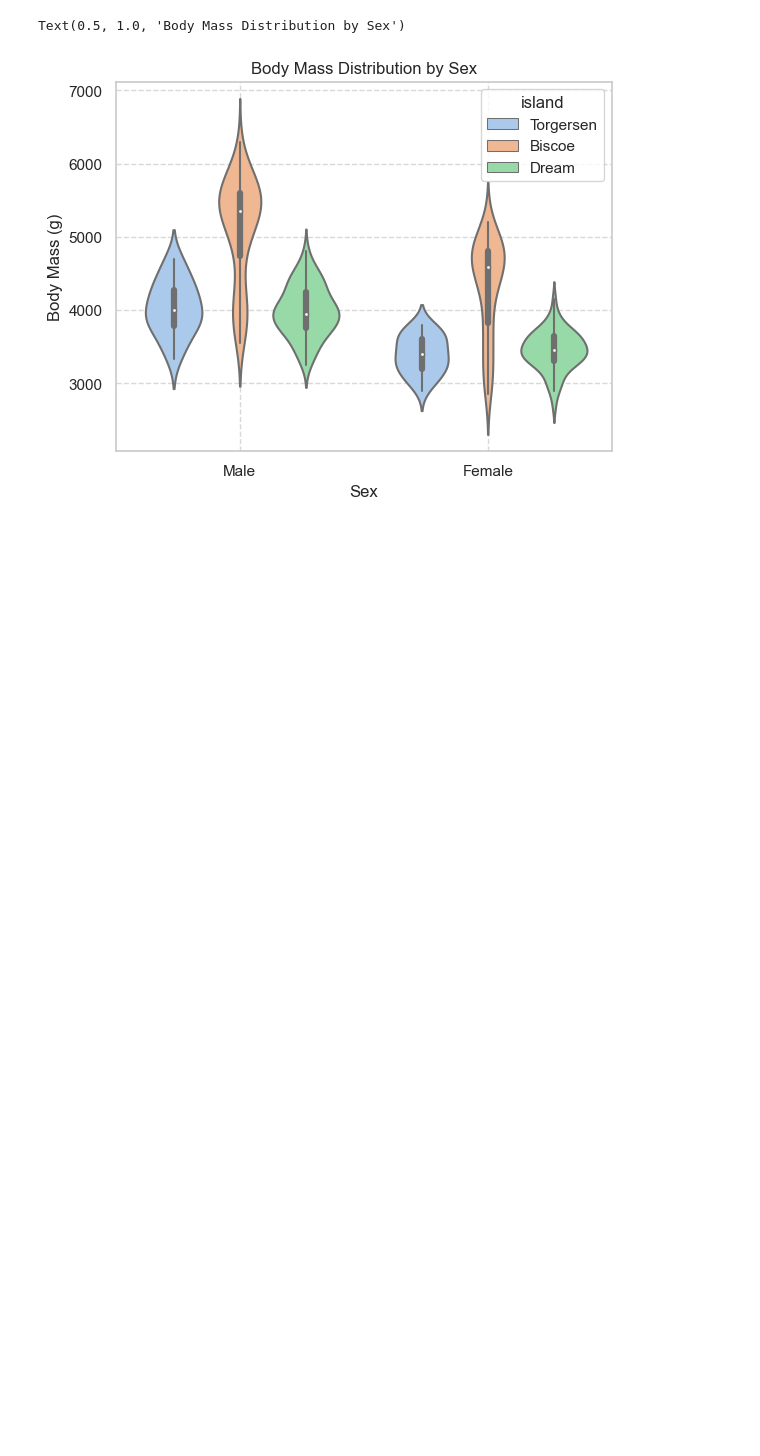
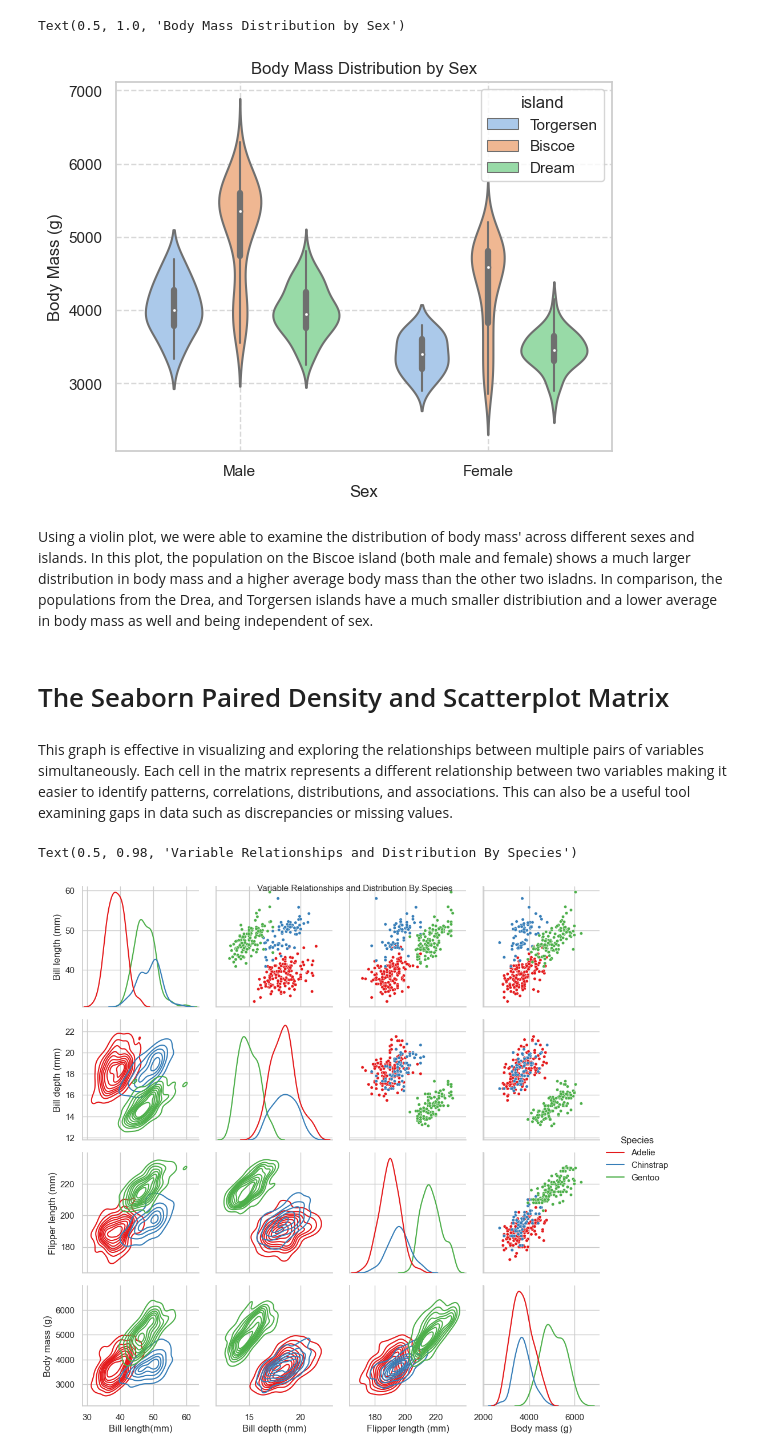
Before and after one commit to saingersoll/squirrel-gurlz, a Jupyter notebook: nbs/seabornpenguins.ipynb, the cells around one changed output. Saved outputs shown, nothing was run; the diff lists cells and outputs as text; code cells hidden in the pictures; blank space fills up the shorter version.

```diff
--- a/nbs/seabornpenguins.ipynb
+++ b/nbs/seabornpenguins.ipynb
@@ -227,3 +231,39 @@ plt.title("Body Mass Distribution by Sex")
 # %% [output]
 Text(0.5, 1.0, 'Body Mass Distribution by Sex')
 [figure]
+# %% [markdown]
+Using a violin plot, we were able to examine the distribution of body mass' across different sexes and islands. In this plot, the population on the Biscoe island (both  male and female) shows a much larger distribution in body mass and a higher average body mass than the other two isladns. In comparison, the populations from the Drea, and Torgersen islands have a much smaller distribiution and a lower average in body mass as well and being independent of sex.
+# %% [markdown]
+# The Seaborn Paired Density and Scatterplot Matrix
+# %% [markdown]
+This graph is effective in visualizing and exploring the relationships between multiple pairs of variables simultaneously. Each cell in the matrix represents a different relationship between two variables making it easier to identify patterns, correlations, distributions, and associations. This can also be a useful tool examining gaps in data such as discrepancies or missing values.
+# %%
+sns.set_theme(style="whitegrid") #Sets the theme to a white background with gridlines
+
+penguingrid = sns.load_dataset("penguins") #Loads the dataframe
+
+pgrid = sns.PairGrid(penguingrid,  #This creates a PairGrid
+                 diag_sharey=False, #Specifies that the y axes for diagonal plots should not be shared but should be unique
+                 hue = "species", #Specifies the species by particular color
+                 palette= "Set1")  #Uses the plasma palette
+pgrid.map_upper(sns.scatterplot, s=15, edgecolor = 'w') #Maps the upper triangle of the PairGrid with scatterplots. Also sets the size and edgecolor for the scatterpoints.
+pgrid.map_lower(sns.kdeplot) #Sets the lower triangle to kde plots
+pgrid.map_diag(sns.kdeplot, lw=1.5) #MAps the diaganol of the PairGrid with KDE plots and specifically KDE curves with linewidths of 1.5.
+#KDE curves are the actual smoothed curves representing the estimated probability density funciton of a continous random variable while the plots refer
+#to the visual representation of the KDE curves on a plot.
+pgrid.add_legend(title="Species") #Creates a legend
+
+#The axes below sets unique x and y labels based off the position [row, column]
+pgrid.axes[0, 0].set_ylabel("Bill length (mm)")
+pgrid.axes[1, 0].set_ylabel("Bill depth (mm)")
+pgrid.axes[2, 0].set_ylabel("Flipper length (mm)")
+pgrid.axes[3, 0].set_ylabel("Body mass (g)")
+pgrid.axes[3, 0].set_xlabel("Bill length(mm)")
+pgrid.axes[3, 1].set_xlabel("Bill depth (mm)")
+pgrid.axes[3, 2].set_xlabel("Flipper length (mm)")
+pgrid.axes[3, 3].set_xlabel("Body mass (g)")
+
+pgrid.fig.suptitle("Variable Relationships and Distribution By Species", fontsize =11) #Creates a title for the plot
+# %% [output]
+Text(0.5, 0.98, 'Variable Relationships and Distribution By Species')
+[figure, added]
```
Also changed, not shown: parts of 7 cells of this notebook.
